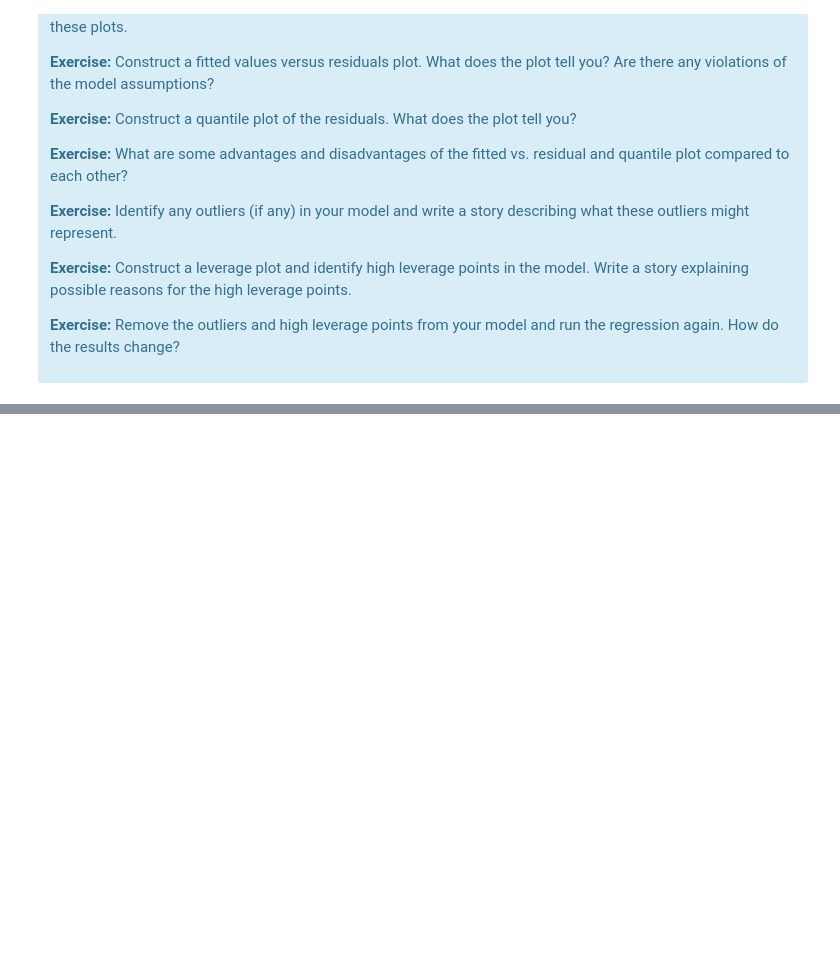
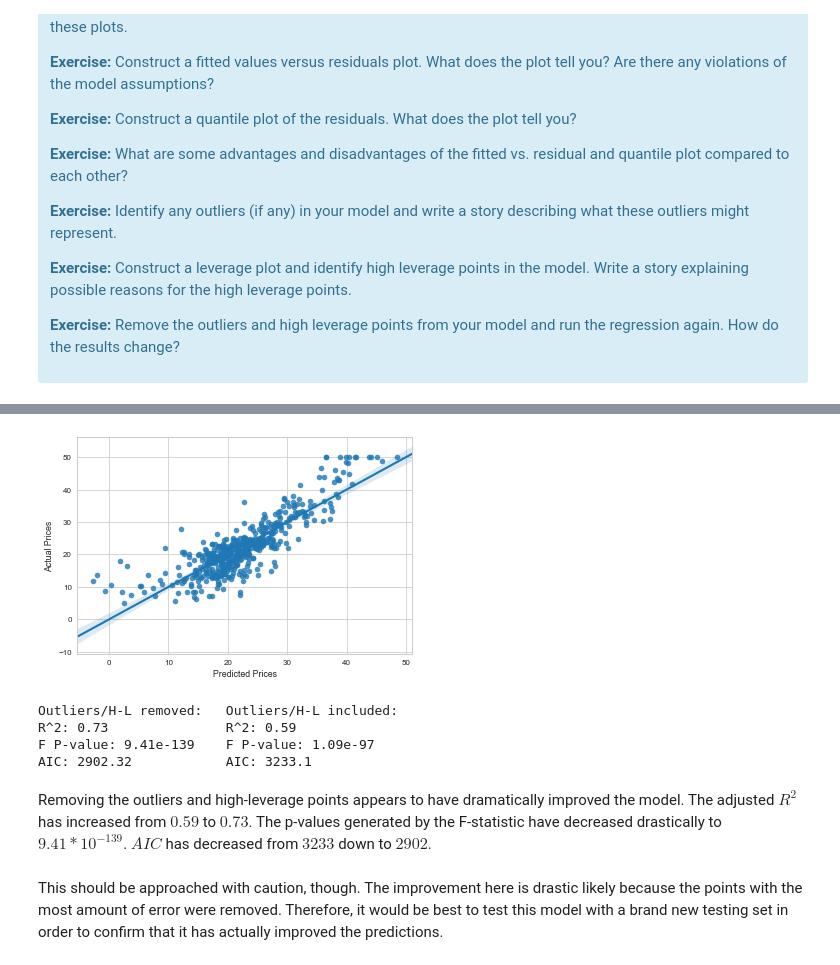
Before and after one commit to schmitzmelissa/Springboard-Mini-Projects, a Jupyter notebook: linear_regression/Mini_Project_Linear_Regression.ipynb, the cells around one changed output, grey strips where cells are left out. Saved outputs shown, nothing was run; the diff lists cells and outputs as text; code cells hidden in the pictures; blank space fills up the shorter version.

```diff
--- a/linear_regression/Mini_Project_Linear_Regression.ipynb
+++ b/linear_regression/Mini_Project_Linear_Regression.ipynb
@@ -1016,0 +1053,42 @@ There are some other issues that are important investigate with linear regressio
+# %%
+#Remove the outliers and high leverage points from your model and run the regression again.
+# How do the results change?
+
+# Create datasets with the offending points dropped
+droplist=[380,364,367,370,369,365,371,372,368,418,405,410,414]
+X3_clean = X3.drop(droplist)
+PRICE_clean = bos.PRICE.drop(droplist)
+
+# Instantiate a new linear regression modesl
+lm3_clean = LinearRegression()
+
+# Fit the new values to the model
+lm3_clean.fit(X3_clean, PRICE_clean)
+
+# Create a stats models ols object for analysis
+lm3_ols_clean = ols('PRICE ~ CRIM + RM + PTRATIO',bos.drop(droplist)).fit()
+
+# Predict prices based on processed datasets
+clean_pred = lm3_clean.predict(X3_clean)
+
+# Plot the predicted prices vs. actual prices
+sns.regplot(clean_pred, PRICE_clean)
+plt.xlabel('Predicted Prices')
+plt.ylabel('Actual Prices')
+plt.show()
+
+# Display statitistics
+print('Outliers/H-L removed:\tOutliers/H-L included:',\
+      '\nR^2:',round(lm3_ols_clean.rsquared_adj,2), '\t\tR^2:',round(lm3_ols.rsquared_adj,2),\
+      '\nF P-value:', round(lm3_ols_clean.f_pvalue,141), '\tF P-value:',round(lm3_ols.f_pvalue,100)\
+      ,'\nAIC:',round(lm3_ols_clean.aic,2),'\t\tAIC:',round(lm3_ols.aic,2))
+# %% [output]
+[figure, added]
+Outliers/H-L removed:   Outliers/H-L included:
+R^2: 0.73               R^2: 0.59
+F P-value: 9.41e-139    F P-value: 1.09e-97
+AIC: 2902.32            AIC: 3233.1
+# %% [markdown]
+Removing the outliers and high-leverage points appears to have dramatically improved the model. The adjusted $R^2$ has increased from $0.59$ to $0.73$. The p-values generated by the F-statistic have decreased drastically to $9.41 * 10^{-139}$. $AIC$ has decreased from $3233$ down to $2902$.
+# %% [markdown]
+This should be approached with caution, though. The improvement here is drastic likely because the points with the most amount of error were removed. Therefore, it would be best to test this model with a brand new testing set in order to confirm that it has actually improved the predictions.
```
Also changed, not shown: parts of 9 cells of this notebook.
